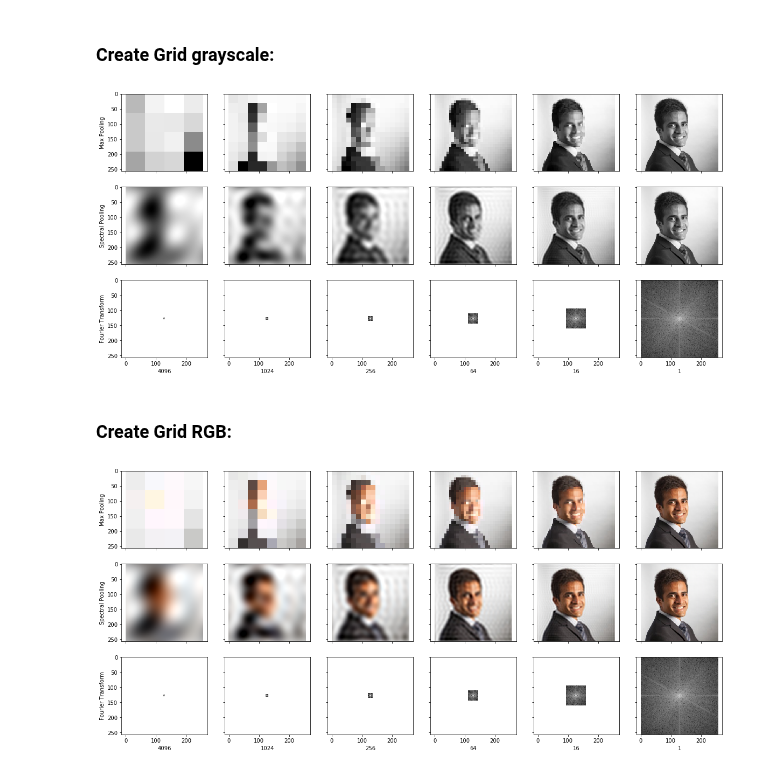
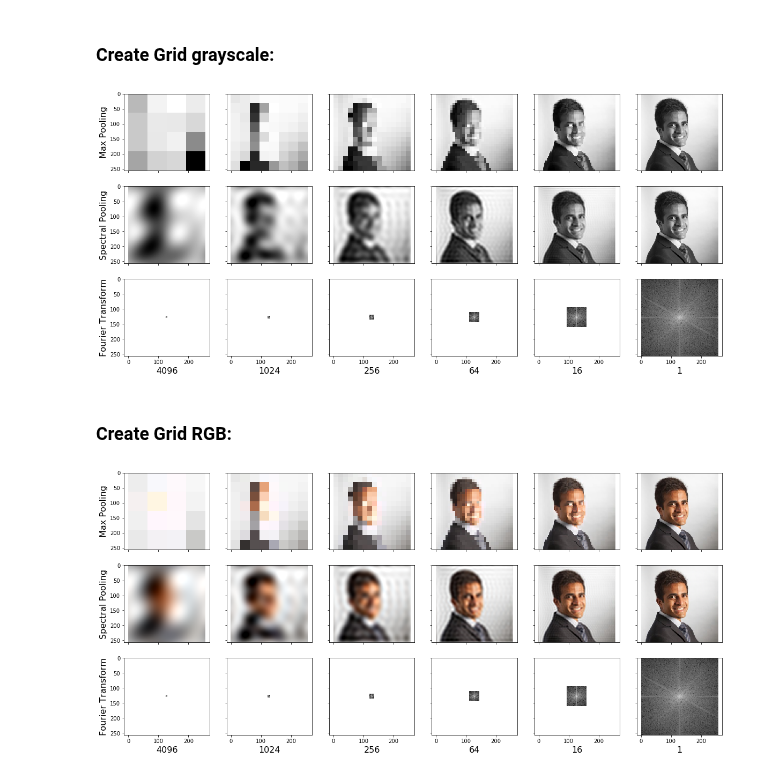
Before and after one commit to oracleofnj/spectral-repr-cnns, a Jupyter notebook: src/figure2.ipynb, the cells around one changed output. Saved outputs shown, nothing was run; the diff lists cells and outputs as text; code cells hidden in the pictures.

Commit message:
Done Figure2

```diff
--- a/src/figure2.ipynb
+++ b/src/figure2.ipynb
@@ -57,38 +57,39 @@ def get_fft_plot(fft, shift_channel=True, eps=1e-12, pad_to_width=256):
 # %%
 fig, axes = plt.subplots(3, 6, figsize=(20, 9), sharex=True, sharey=True)
 pool_size = [64, 32, 16, 8, 4, 1]
 grayscale_images = np.expand_dims(
     np.expand_dims(grayscale_image, 0), 0
 )
 
 for i in range(6):
     ax = axes[0, i]
     im_pool = max_pool(image, pool_size=pool_size[i])
     im_pool = np.squeeze(im_pool)
     ax.imshow(im_pool, cmap='gray')
     if not i:
-        ax.set_ylabel('Max Pooling')
+        ax.set_ylabel('Max Pooling', fontsize=16)
 
 for i in range(6):
     ax = axes[1, i]
     ax2 = axes[2, i]
     cutoff_freq = int(256 / (pool_size[i] * 2))
     tf_cutoff_freq = tf.cast(tf.constant(cutoff_freq), tf.float32)
     im_pool = test_frequency_dropout(grayscale_images, tf_cutoff_freq)[0]
     im_pool = np.clip(np.squeeze(im_pool), 0, 1)
     im_fft, _ = spectral_pool(
         grayscale_images,
         filter_size=(1 + 2 * cutoff_freq),
         return_transformed=True
     )
     ax.imshow(im_pool, cmap='gray')
     ax2.imshow(get_fft_plot(im_fft[0]), cmap='gray')
-    ax2.set_xlabel(pool_size[i]**2)
+    ax2.set_xlabel(pool_size[i]**2, fontsize=16)
     if not i:
-        ax.set_ylabel('Spectral Pooling')
-        ax2.set_ylabel('Fourier Transform')
+        ax.set_ylabel('Spectral Pooling', fontsize=16)
+        ax2.set_ylabel('Fourier Transform', fontsize=16)
+fig.savefig('../Images/Figure2_Grayscale_Grid_Pooling.png')
 # %% [output]
-[figure, old version]
+[figure, new version]
 # %% [markdown]
 ### Create Grid RGB:
 # %%
@@ -101,7 +102,7 @@ for i in range(6):
     im_pool = np.squeeze(im_pool)
     ax.imshow(im_pool, cmap='gray')
     if not i:
-        ax.set_ylabel('Max Pooling')
+        ax.set_ylabel('Max Pooling', fontsize=16)
 
 for i in range(6):
     ax = axes[1, i]
@@ -120,9 +121,10 @@ for i in range(6):
     )
     ax.imshow(np.moveaxis(im_pool, 0, -1), cmap='gray')
     ax2.imshow(get_fft_plot(im_fft[0]), cmap='gray')
-    ax2.set_xlabel(pool_size[i]**2)
+    ax2.set_xlabel(pool_size[i]**2, fontsize=16)
     if not i:
-        ax.set_ylabel('Spectral Pooling')
-        ax2.set_ylabel('Fourier Transform')
+        ax.set_ylabel('Spectral Pooling', fontsize=16)
+        ax2.set_ylabel('Fourier Transform', fontsize=16)
+fig.savefig('../Images/Figure2_RGB_Grid_Pooling.png')
 # %% [output]
-[figure, old version]
+[figure, new version]
```
Also changed, not shown: 2 other files.
